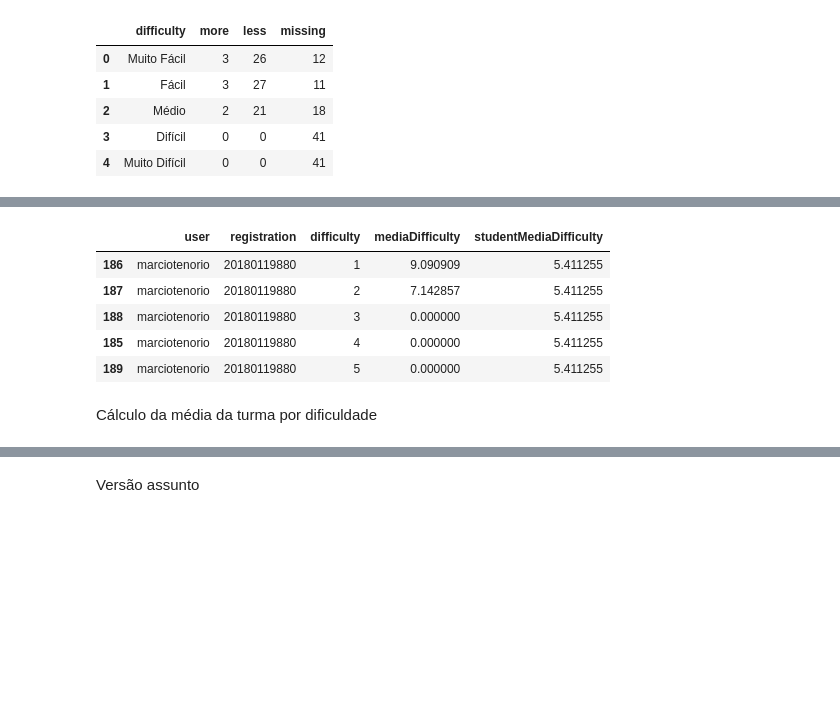
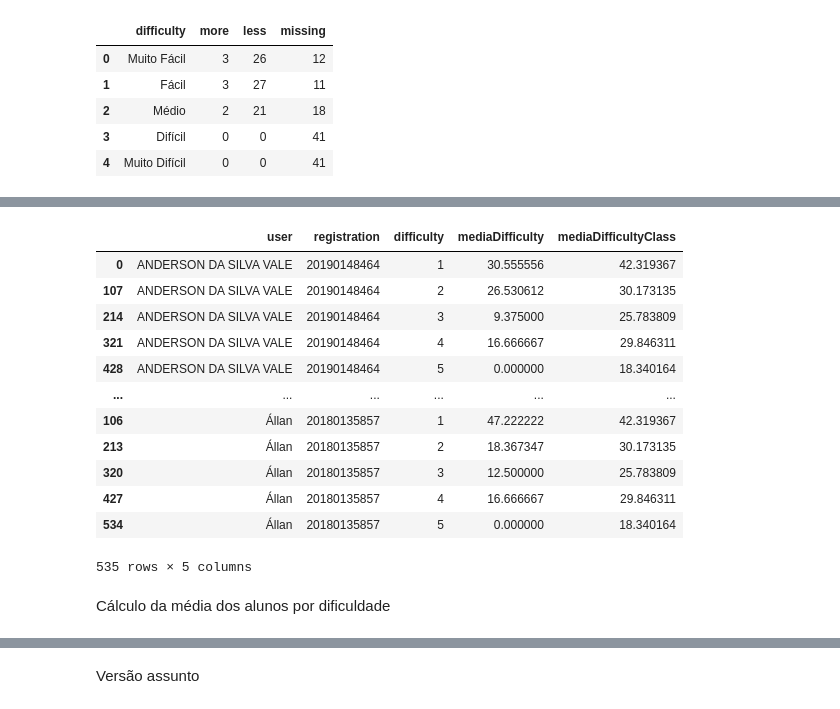
Before and after one commit to vilsonrodrigues/Projeto_Orientacao_Academica_LoP, a Jupyter notebook: Projeto_Orientacao_Academica_LoP.ipynb, the cells around one changed output, grey strips where cells are left out. Saved outputs shown, nothing was run; the diff lists cells and outputs as text; code cells hidden in the pictures; blank space fills up the shorter version.

```diff
--- a/Projeto_Orientacao_Academica_LoP.ipynb
+++ b/Projeto_Orientacao_Academica_LoP.ipynb
@@ -1504,0 +2366,4 @@ px.histogram(df_different_days_lists.loc[df_different_days_lists['list'].str.con
+# %%
+df_submission['monthSubmission'] = df_submission['createdAt'].dt.month
+# %%
+df_submission['yearSubmission'] = df_submission['createdAt'].dt.year
@@ -1504,0 +2400,2 @@ px.histogram(df_different_days_lists.loc[df_different_days_lists['list'].str.con
+# %%
+df_submission['rightAnswer'] = (df_submission['hitPercentage'] == 100.0).replace(False,0).astype(int)
@@ -2024,24 +3153,31 @@ df_questions_selected['difficulty'].value_counts().count()
 # %%
-def graph_performance_student_difficulty_list_test(df_performance_difficulty_list_test,df_questions_selected):
-  #Total de assuntos
-  total_difficulties = df_questions_selected['difficulty'].value_counts().count()
-  #Media geral por aluno
-  df_student_media = (df_performance_difficulty_list_test.groupby(['registration'])['mediaDifficulty'].sum() / total_difficulties).reset_index(name='studentMediaDifficulty')
+def graph_performance_student_difficulty_list_test(df_performance_difficulty_list_test,df_class):
+  #Número de alunos na turma
+  total_students = df_class.loc[df_class['id_class'].str.contains(data.iloc[0,0]),'studentsCount'].max()
+  #Media (dos que fizeram ao menos 1 submissão) por dificuldade na turma
+  df_mean_difficulty = (df_performance_difficulty_list_test.groupby(['difficulty'])['mediaDifficulty'].sum() / total_students).reset_index(name='mediaDifficultyClass')
   #Retirando colunas desnecessárias
   df_graph = df_performance_difficulty_list_test.sort_values(by='user').drop(columns=['totalHitPercentage','totalQuestions'])
   #Merge
-  df_graph = pd.merge(df_graph, df_student_media, on='registration')
+  df_graph = pd.merge(df_graph, df_mean_difficulty, on='difficulty')
   #Ordenando
   df_graph.sort_values(by=['user','registration','difficulty'], inplace = True)
   return df_graph.fillna(0)#.to_json(force_ascii=False,orient='records')
 # %%
-graph_performance_student_difficulty_list_test(df_performance_difficulty_list, df_questions_selected).tail(5)
+graph_performance_student_difficulty_list_test(df_performance_difficulty_list,df_class)
 # %% [output]
-|  | user | registration | difficulty | mediaDifficulty | studentMediaDifficulty |
-| 186 | marciotenorio | 20180119880 | 1 | 9.090909 | 5.411255 |
-| 187 | marciotenorio | 20180119880 | 2 | 7.142857 | 5.411255 |
-| 188 | marciotenorio | 20180119880 | 3 | 0.000000 | 5.411255 |
-| 185 | marciotenorio | 20180119880 | 4 | 0.000000 | 5.411255 |
-| 189 | marciotenorio | 20180119880 | 5 | 0.000000 | 5.411255 |
+|  | user | registration | difficulty | mediaDifficulty | mediaDifficultyClass |
+| 0 | ANDERSON DA SILVA VALE | 20190148464 | 1 | 30.555556 | 42.319367 |
+| 107 | ANDERSON DA SILVA VALE | 20190148464 | 2 | 26.530612 | 30.173135 |
+| 214 | ANDERSON DA SILVA VALE | 20190148464 | 3 | 9.375000 | 25.783809 |
+| 321 | ANDERSON DA SILVA VALE | 20190148464 | 4 | 16.666667 | 29.846311 |
+| 428 | ANDERSON DA SILVA VALE | 20190148464 | 5 | 0.000000 | 18.340164 |
+| ... | ... | ... | ... | ... | ... |
+| 106 | Állan | 20180135857 | 1 | 47.222222 | 42.319367 |
+| 213 | Állan | 20180135857 | 2 | 18.367347 | 30.173135 |
+| 320 | Állan | 20180135857 | 3 | 12.500000 | 25.783809 |
+| 427 | Állan | 20180135857 | 4 | 16.666667 | 29.846311 |
+| 534 | Állan | 20180135857 | 5 | 0.000000 | 18.340164 |
+535 rows × 5 columns
 # %% [markdown]
-Cálculo da média da turma por dificuldade
+Cálculo da média dos alunos por dificuldade
```
Also changed, not shown: parts of 238 cells of this notebook.
